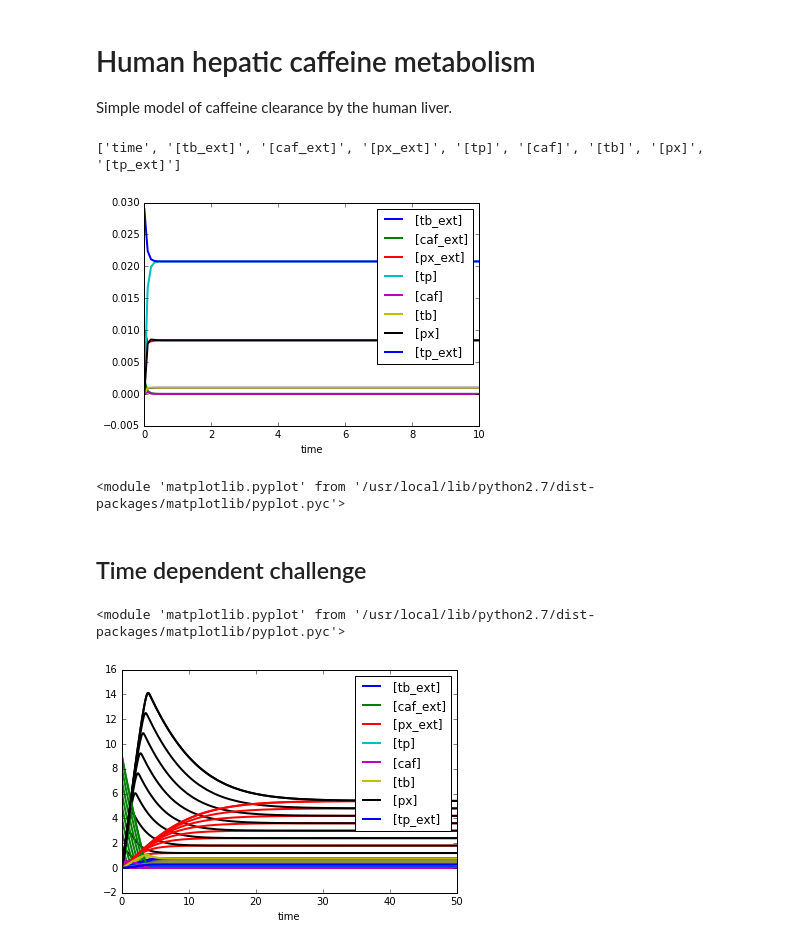
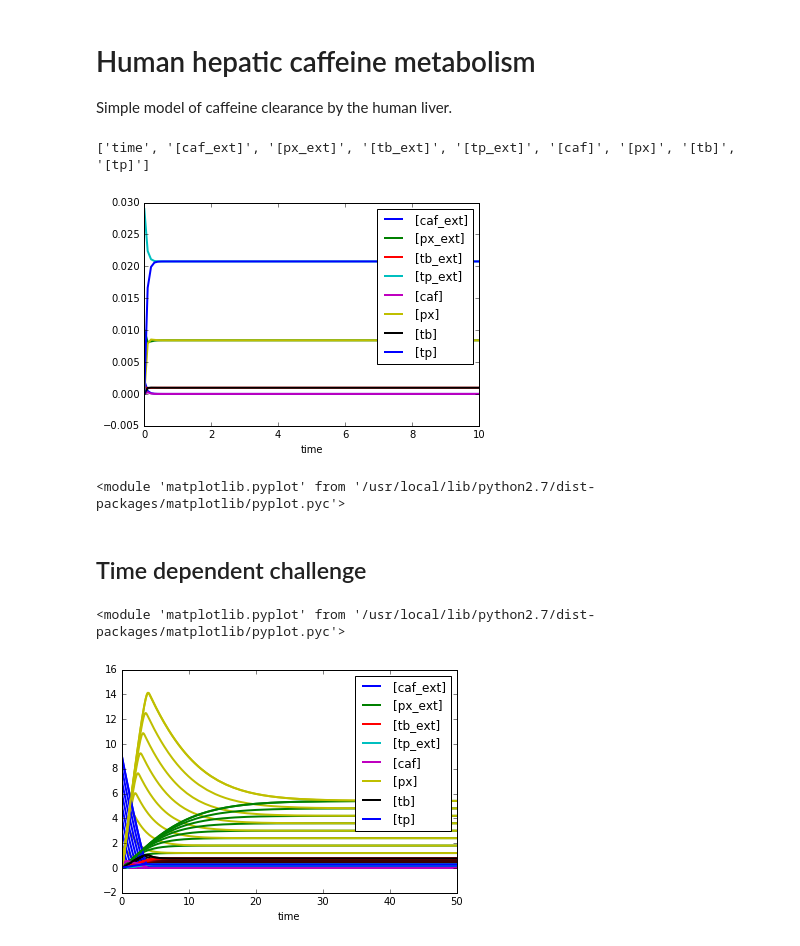
Before and after one commit to jingyayeah/multiscale-galactose, a Jupyter notebook: python/multiscalepy/multiscale/examples/models/caffeine/caffeine.ipynb, the cells around one changed output. Drawn from its saved outputs; the diff is of its cells as text; code cells hidden in the pictures.

Commit message:
caffeine network with new model creator

```diff
--- a/python/multiscalepy/multiscale/examples/models/caffeine/caffeine.ipynb
+++ b/python/multiscalepy/multiscale/examples/models/caffeine/caffeine.ipynb
@@ -4,19 +4,20 @@ Simple model of caffeine clearance by the human liver.
 # %%
 # simulation to steady state
 %matplotlib inline
 from __future__ import print_function, division
 import tellurium as te
-import Cell
-r = te.loads('results/{}_{}.xml'.format(Cell.mid, Cell.version))
+from matplotlib import pyplot as plt
+import caffeine
+r = te.loads(caffeine.sbml_path)
 r.integrator.absolute_tolerance = 1E-20
 
 # print(r.getAntimony(current=False))
 s = r.simulate(0,10,steps=100)
 print(r.selections)
 r.plot(s)
 # %% [output]
-['time', '[tb_ext]', '[caf_ext]', '[px_ext]', '[tp]', '[caf]', '[tb]', '[px]', '[tp_ext]']
+['time', '[caf_ext]', '[px_ext]', '[tb_ext]', '[tp_ext]', '[caf]', '[px]', '[tb]', '[tp]']
-[figure, old version]
+[figure, new version]
 <module 'matplotlib.pyplot' from '/usr/local/lib/python2.7/dist-packages/matplotlib/pyplot.pyc'>
 # %% [markdown]
 ## Time dependent challenge
@@ -31,4 +32,4 @@ for k in range(10):
 r.plot(s, show=False)
 # %% [output]
 <module 'matplotlib.pyplot' from '/usr/local/lib/python2.7/dist-packages/matplotlib/pyplot.pyc'>
-[figure, old version]
+[figure, new version]
```
Also changed, not shown: parts of 2 cells of this notebook, 4 other files.
